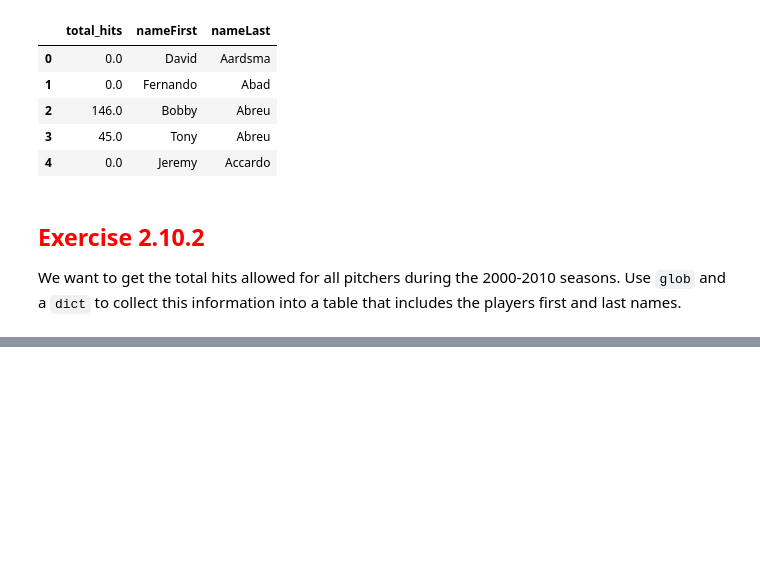
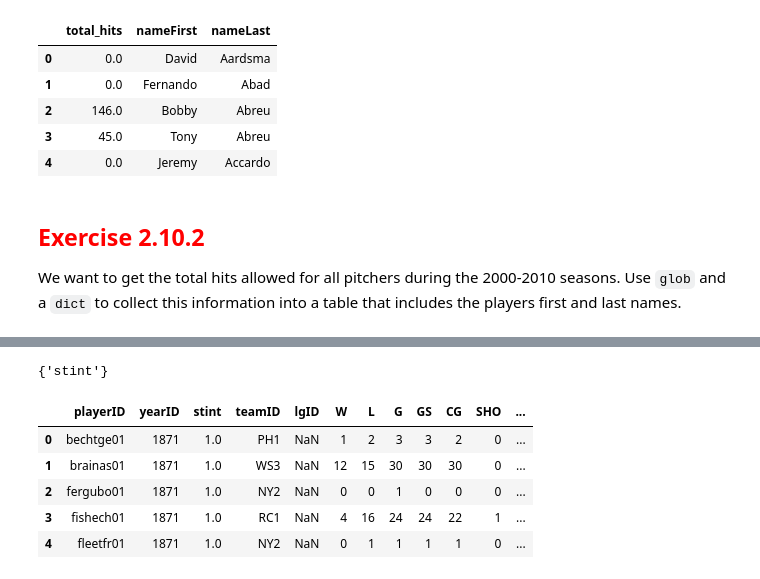
Before and after one commit to emmar2000/dsci326, a Jupyter notebook: module2/2_10_V2_combining_tables_with_set_like_operations_w_dfply.ipynb, the cells around one changed output, grey strips where cells are left out. Drawn from its saved outputs; the diff is of its cells as text; code cells hidden in the pictures; blank space fills up the shorter version.

```diff
--- a/module2/2_10_V2_combining_tables_with_set_like_operations_w_dfply.ipynb
+++ b/module2/2_10_V2_combining_tables_with_set_like_operations_w_dfply.ipynb
@@ -412,0 +480,3 @@ We want to get the total hits allowed for all pitchers during the 2000-2010 seas
+# %%
+pitching_files = glob("./data/baseball/core/Pitching*.csv")
+pitching_files
@@ -412,0 +485,3 @@ We want to get the total hits allowed for all pitchers during the 2000-2010 seas
+# %%
+pitching_df_dict = { file_name(file) : pd.read_csv(file) for file in pitching_files}
+pitching_df_dict
@@ -412,0 +506,15 @@ We want to get the total hits allowed for all pitchers during the 2000-2010 seas
+# %%
+# are the columns the same?
+set(pitching_df_dict["Pitching"].columns).difference(set(pitching_df_dict["PitchingPost"].columns))
+# %% [output]
+{'stint'}
+# %%
+combined_pitching_data = pd.concat([df for df in pitching_df_dict.values()])
+combined_pitching_data.head()
+# %% [output]
+|  | playerID | yearID | stint | teamID | lgID | W | L | G | GS | CG | SHO | ... |
+| 0 | bechtge01 | 1871 | 1.0 | PH1 | NaN | 1 | 2 | 3 | 3 | 2 | 0 | ... |
+| 1 | brainas01 | 1871 | 1.0 | WS3 | NaN | 12 | 15 | 30 | 30 | 30 | 0 | ... |
+| 2 | fergubo01 | 1871 | 1.0 | NY2 | NaN | 0 | 0 | 1 | 0 | 0 | 0 | ... |
+| 3 | fishech01 | 1871 | 1.0 | RC1 | NaN | 4 | 16 | 24 | 24 | 22 | 1 | ... |
+| 4 | fleetfr01 | 1871 | 1.0 | NY2 | NaN | 0 | 1 | 1 | 1 | 1 | 0 | ... |
```
Also changed, not shown: parts of 25 cells of this notebook.
